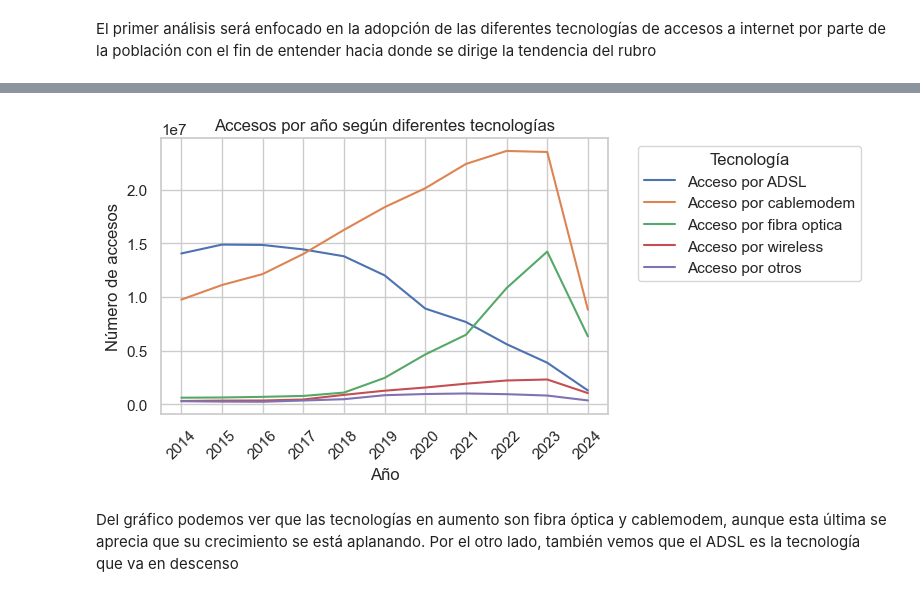
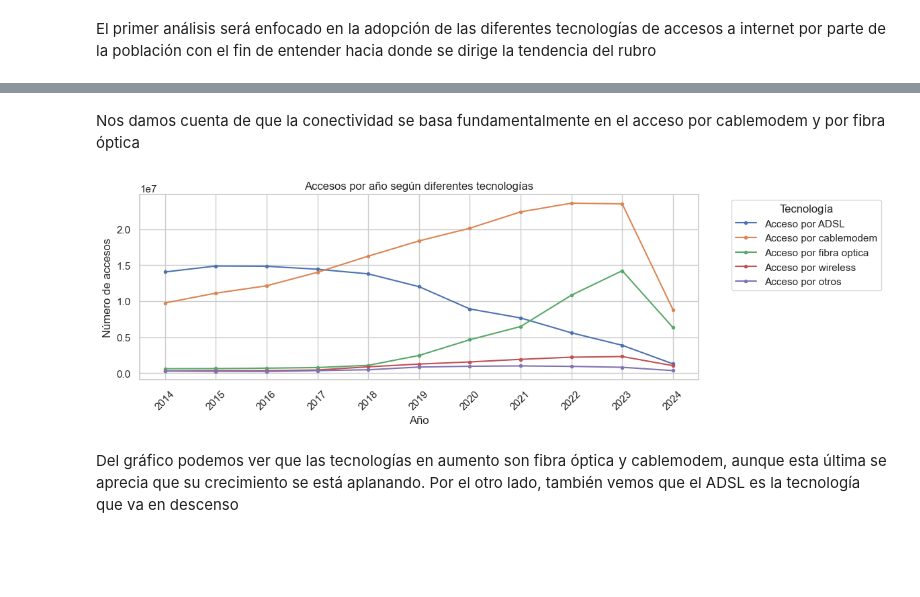
Before and after one commit to DedesF/Proyecto_2, a Jupyter notebook: Analisis/EDA.ipynb, the cells around one changed output, grey strips where cells are left out. Saved outputs shown, nothing was run; the diff lists cells and outputs as text; code cells hidden in the pictures; blank space fills up the shorter version.

```diff
--- a/Analisis/EDA.ipynb
+++ b/Analisis/EDA.ipynb
@@ -18,16 +42,19 @@ df_accptech_grouped = df_int_tfij.groupby('Año')[['Acceso por ADSL', 'Acceso po
+# %% [markdown]
+Nos damos cuenta de que la conectividad se basa fundamentalmente en el acceso por cablemodem y por fibra óptica
 # %%
-sns.set_theme(style="whitegrid")
-plt.figure(figsize=(8, 4))
+# Creamos otro gráfico con el fin de ver la evolución de las tecnologías en el tiempo
+
+plt.figure(figsize=(12, 4))
 for tecnologia in df_accptech_grouped.columns:
-    plt.plot(df_accptech_grouped.index, df_accptech_grouped[tecnologia], label=tecnologia)
+    plt.plot(df_accptech_grouped.index, df_accptech_grouped[tecnologia], marker='.', label=tecnologia)
 plt.title('Accesos por año según diferentes tecnologías')
 plt.xlabel('Año')
 plt.ylabel('Número de accesos')
 plt.legend(title='Tecnología', bbox_to_anchor=(1.05, 1), loc='upper left')
 plt.xticks(df_accptech_grouped.index, rotation=45)  # Rota las etiquetas del eje x si es necesario
 plt.tight_layout()
 plt.show()
 # %% [output]
-[figure, old version]
+[figure, new version]
 # %% [markdown]
 Del gráfico podemos ver que las tecnologías en aumento son fibra óptica y cablemodem, aunque esta última se aprecia que su crecimiento se está aplanando. Por el otro lado, también vemos que el ADSL es la tecnología que va en descenso
```
Also changed, not shown: parts of 33 cells of this notebook.
